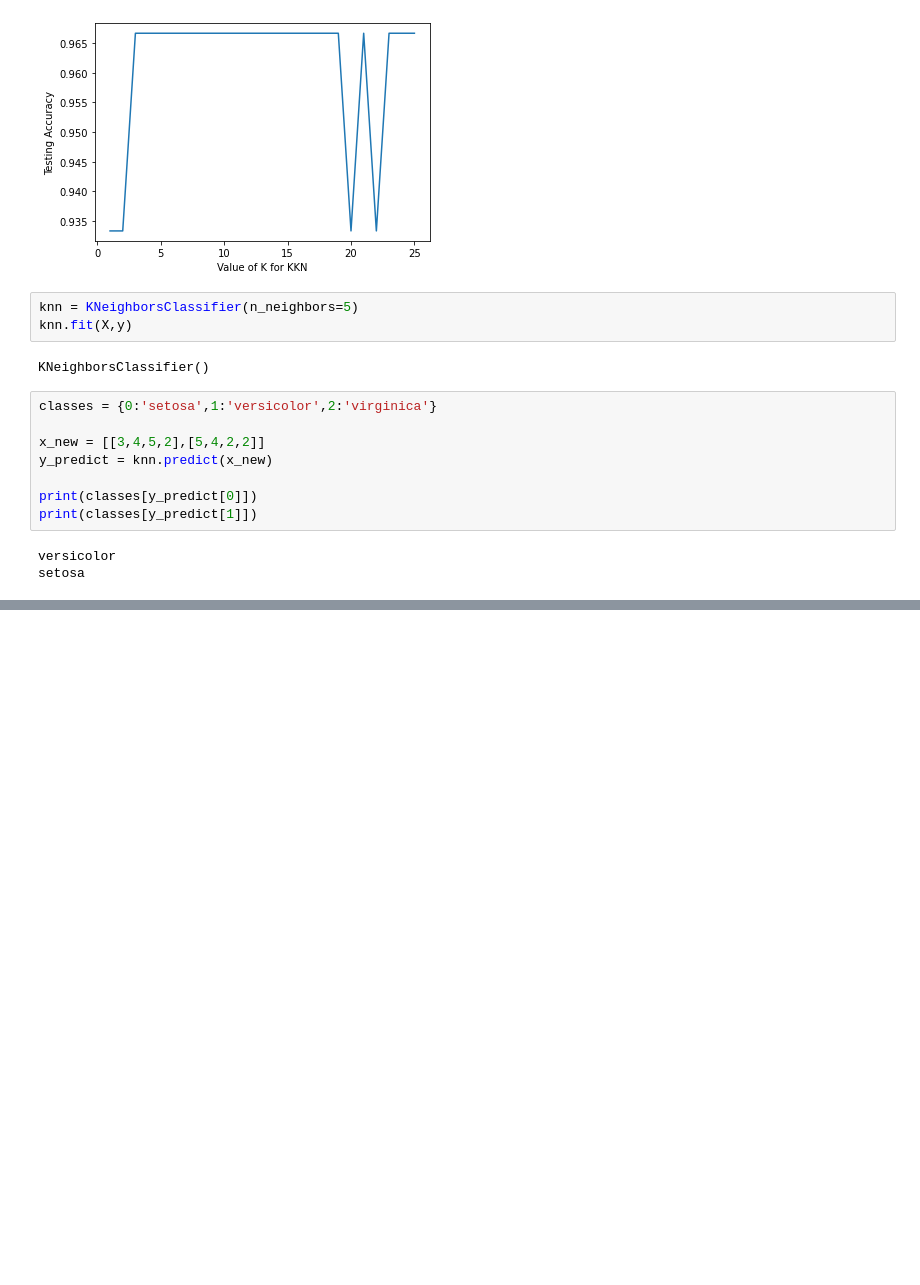
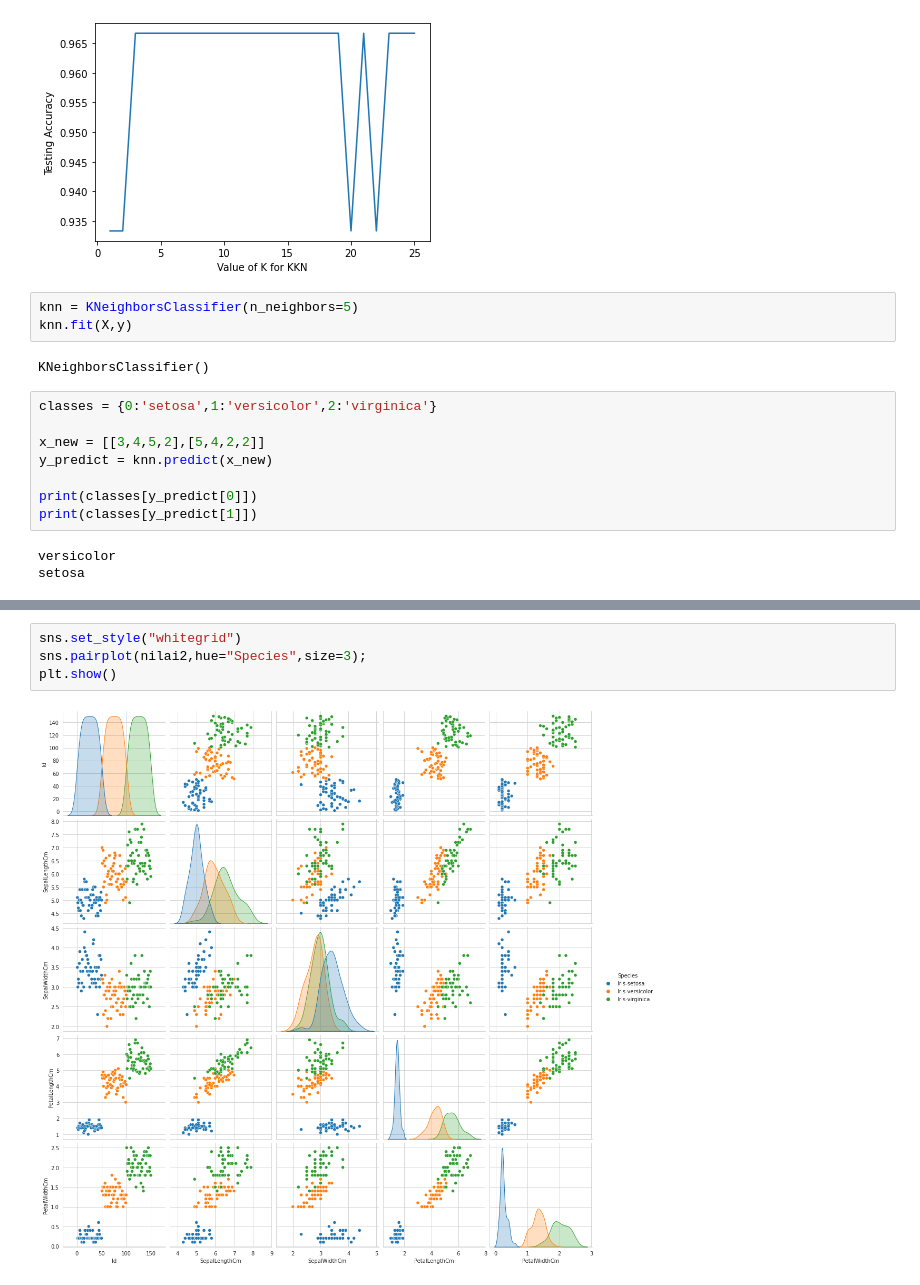
Before and after one commit to ZuniAmandaDewi/datamining, a Jupyter notebook: _sources/tugas_pendat/Tugas.ipynb, the cells around one changed output, grey strips where cells are left out. Cells and saved outputs as stored; diff of their text form; blank space fills up the shorter version.

```diff
--- a/_sources/tugas_pendat/Tugas.ipynb
+++ b/_sources/tugas_pendat/Tugas.ipynb
@@ -487,0 +725,6 @@ setosa
+# %%
+sns.set_style("whitegrid")
+sns.pairplot(nilai2,hue="Species",size=3);
+plt.show()
+# %% [output]
+[figure, added]
```
Also changed, not shown: parts of 37 cells of this notebook, 13 other files.
